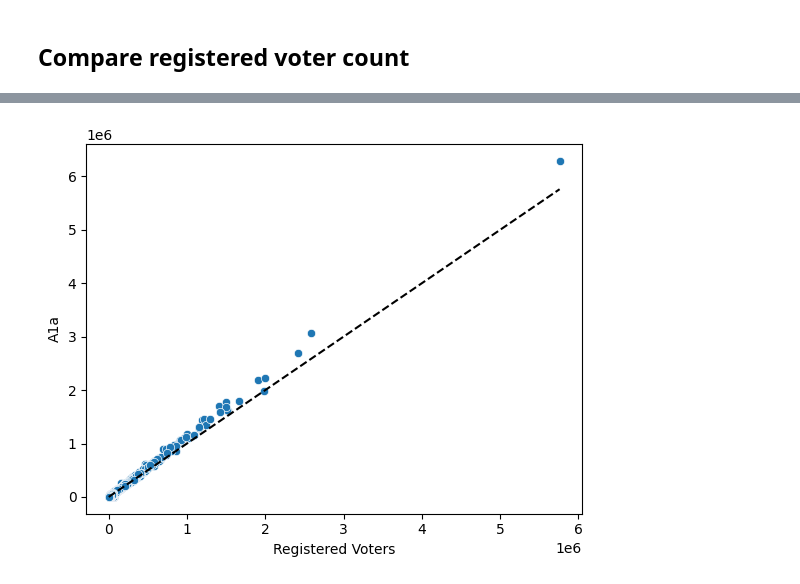
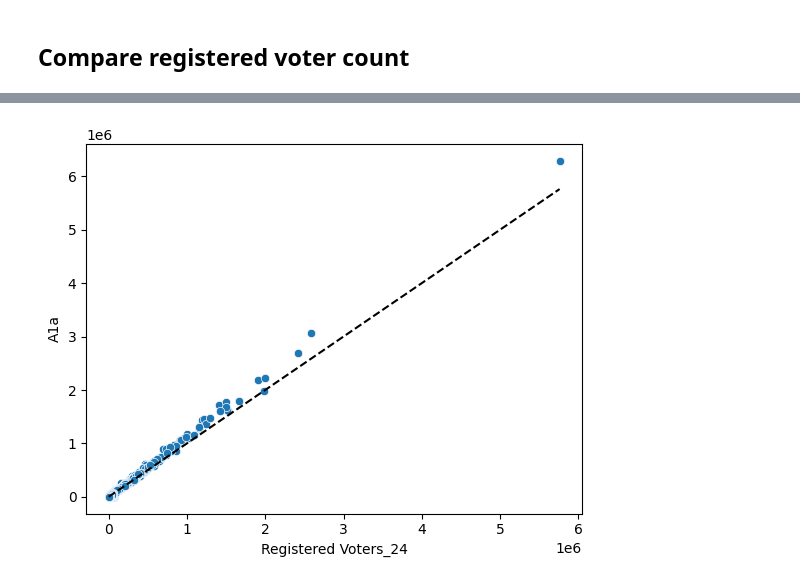
Before and after one commit to Bipartisan-Policy-Center/voting-equipment, a Jupyter notebook: data/merge_eavs_and_vv_data.ipynb, the cells around one changed output, grey strips where cells are left out. Drawn from its saved outputs; the diff is of its cells as text; code cells hidden in the pictures.

```diff
--- a/data/merge_eavs_and_vv_data.ipynb
+++ b/data/merge_eavs_and_vv_data.ipynb
@@ -7,8 +7,9 @@ import humanize
 eavs = pd.read_excel('eavs/2024_EAVS_for_Public_Release_V1_xlsx.xlsx') # 6461 rows
 
 # 2026 jurisdiction-level info only (no need for the full VV merged file with equipment across all years)
-vv = pd.read_csv('vv_capture_2025-09-15_17-34-11/2026/verifier-jurisdictions.csv', skiprows=1, index_col=False, converters={'FIPS code': str}) # 6374 rows
-
+vv26 = pd.read_csv('vv_capture_2025-09-15_17-34-11/2026/verifier-jurisdictions.csv', skiprows=1, index_col=False, converters={'FIPS code': str}) # 6374 rows
+vv24 = pd.read_csv('vv_capture_2026-02-03_14-03-49/2024/verifier-jurisdictions.csv', skiprows=1, index_col=False, converters={'FIPS code': str}) # 6374 rows
+vv = pd.merge(vv24, vv26, on=['FIPS code', 'State'], suffixes=('_24', '_26'))
 
 eavs.rename(columns={
     'Jurisdiction_Name': 'juris',
@@ -16,7 +17,6 @@ eavs.rename(columns={
 }, inplace=True)
 
 vv.rename(columns={
-    'Jurisdiction': 'juris',
     'FIPS code': 'fips'
 }, inplace=True)
 
@@ -51,8 +56,8 @@ vv_missing = missing_fips_coverage(vv, eavs);
 # %%
 # match WI on counties
 wi = vv['State'] == 'Wisconsin'
-vv['wi_county'] = vv[wi]['juris'].apply(lambda x: x.split('(')[1].split('County')[0].strip().upper())
-vv['wi_jurisdiction'] = vv[wi]['juris'].apply(lambda x: x.split('(')[0].strip().upper())
+vv['wi_county'] = vv[wi]['Jurisdiction_24'].apply(lambda x: x.split('(')[1].split('County')[0].strip().upper())
+vv['wi_jurisdiction'] = vv[wi]['Jurisdiction_24'].apply(lambda x: x.split('(')[0].strip().upper())
 
 wi = eavs['State_Full'] == 'WISCONSIN'
 eavs.loc[wi, 'wi_county'] = eavs.loc[wi, 'juris'].apply(lambda x: x.split(' - ')[1].split('COUNTY')[0].strip())
@@ -99,16 +113,16 @@ for fips in vv[vv['fips'].isin(vv_missing)].drop_duplicates('fips')['fips']:
 # %%
 # merge VV and EAVS
-vv_jurisdiction_cols = ['fips', 'State', 'juris', 'Registered Voters', 'Precincts', 'Voting Location', 'All Mail Ballot?', 'Election Day Marking Method', 'Election Day Tabulation']
-eavs = eavs.merge(vv[vv_jurisdiction_cols], on='fips', how='left', suffixes=(None, '_vv'))
+eavs = eavs.merge(vv, on='fips', how='left', suffixes=(None, '_vv'))
 # %%
 # mark BMD/DRE-for-all jurisdictions
 bmd_for_all = ['Ballot Marking Devices for all voters']
 dre_for_all = ['DREs with VVPAT for all voters', 'DREs without VVPAT for all voters']
 
-eavs[['bmd_for_all', 'dre_for_all', 'bmd_or_dre_for_all']] = False
-eavs.loc[eavs['Election Day Marking Method'].isin(bmd_for_all), 'bmd_for_all'] = True
-eavs.loc[eavs['Election Day Marking Method'].isin(dre_for_all), 'dre_for_all'] = True
-eavs.loc[eavs['bmd_for_all'] | eavs['dre_for_all'], 'bmd_or_dre_for_all'] = True
+for year in ['24', '26']:
+    eavs[[f'bmd_for_all_{year}', f'dre_for_all_{year}', f'bmd_or_dre_for_all_{year}']] = False
+    eavs.loc[eavs[f'Election Day Marking Method_{year}'].isin(bmd_for_all), f'bmd_for_all_{year}'] = True
+    eavs.loc[eavs[f'Election Day Marking Method_{year}'].isin(dre_for_all), f'dre_for_all_{year}'] = True
+    eavs.loc[eavs[f'bmd_for_all_{year}'] | eavs[f'dre_for_all_{year}'], f'bmd_or_dre_for_all_{year}'] = True
 # %%
 eavs['A1a'] = pd.to_numeric(eavs['A1a'], errors='coerce')
 eavs['A1b'] = pd.to_numeric(eavs['A1b'], errors='coerce')
@@ -118,9 +153,9 @@ eavs['A1b'] = pd.to_numeric(eavs['A1b'], errors='coerce')
 # compare VV and EAVS voter count.
 # EAVS Registered voters is higher, likely because VV registered voters is based on 2022 EAVS.
 
-sns.scatterplot(eavs, x='Registered Voters', y='A1a')
+sns.scatterplot(eavs, x='Registered Voters_24', y='A1a')
 
-plt.plot([0, eavs['Registered Voters'].max()], [0, eavs['Registered Voters'].max()], 'k--')
+plt.plot([0, eavs['Registered Voters_24'].max()], [0, eavs['Registered Voters_24'].max()], 'k--')
 
-eavs[['Registered Voters', 'A1a', 'A1b']].sum().apply(humanize.intword)
+eavs[['Registered Voters_24', 'A1a', 'A1b']].sum().apply(humanize.intword)
 # %% [output]
@@ -130,3 +165,3 @@ A1b                  211.1 million
 dtype: object
-[figure, old version]
+[figure, new version]
 # %%
```
Also changed, not shown: parts of 6 cells of this notebook, 27 other files.
